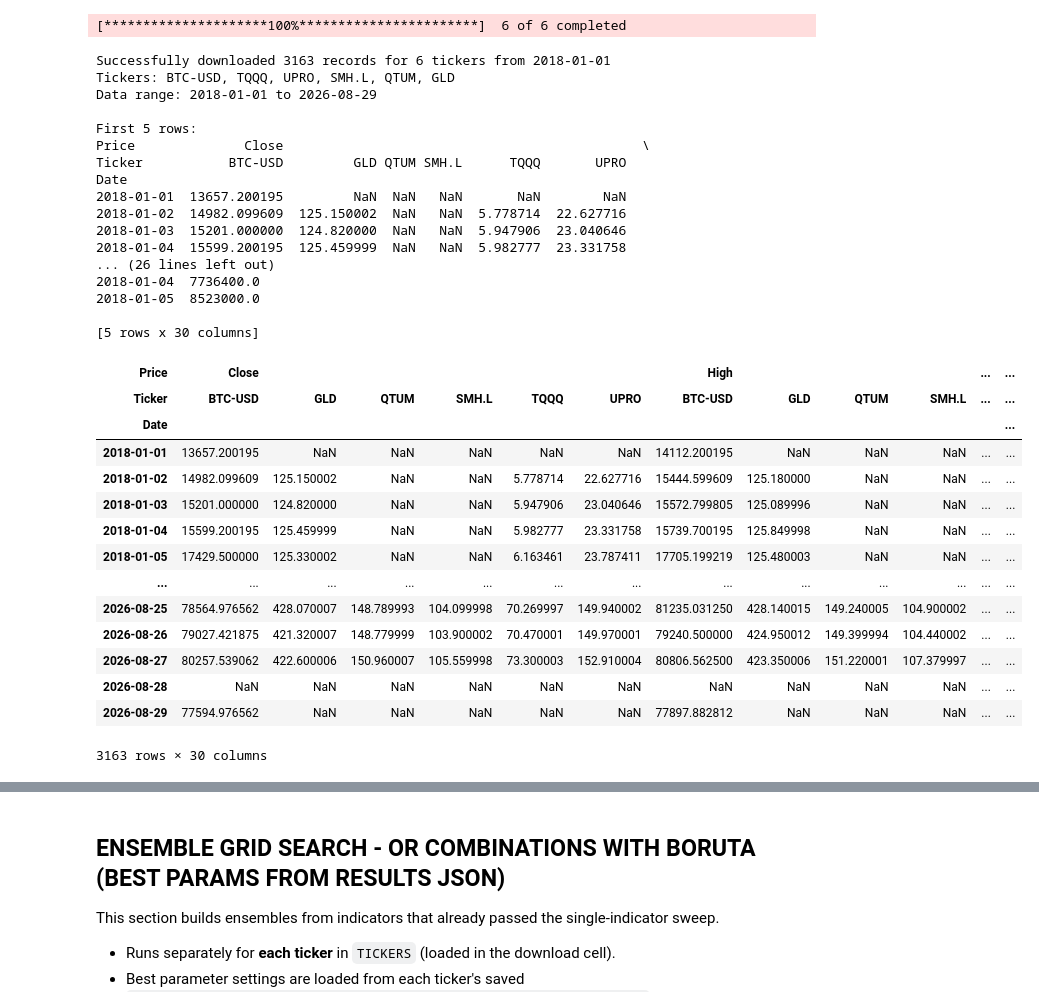
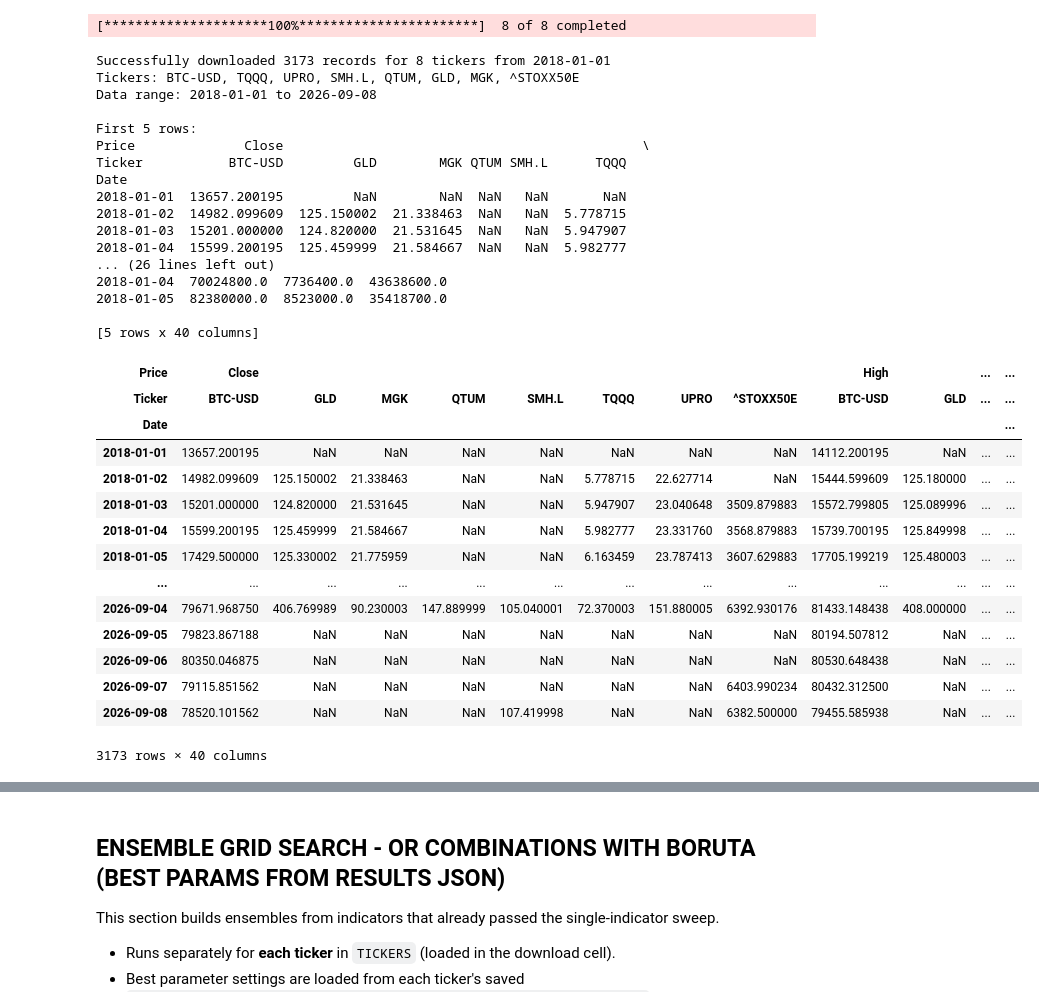
Before and after one commit to jarij02/quant-ricks-trading-academy, a Jupyter notebook: Multi-Asset Boruta Ensemble.ipynb, the cells around one changed output, grey strips where cells are left out. Saved outputs shown, nothing was run; the diff lists cells and outputs as text; code cells hidden in the pictures.

```diff
--- a/Multi-Asset Boruta Ensemble.ipynb
+++ b/Multi-Asset Boruta Ensemble.ipynb
@@ -19,6 +19,8 @@ TICKERS = [
     "SMH.L",
     "QTUM",
     "GLD",
+    "MGK",
+    "^STOXX50E",
 ]
 
 START_DATE = '2018-01-01'
@@ -79,60 +81,60 @@ if failed_tickers:
         f"WARNING: dropping {len(failed_tickers)} ticker(s) with no usable Close data: "
         f"{failed_tickers}"
     )
     TICKERS = [t for t in TICKERS if t not in set(failed_tickers)]
 
 if not TICKERS:
     raise ValueError(
         "No usable Close data for any requested ticker after download. "
         f"Failed: {failed_tickers!r}."
     )
 
 # Bootstrap only: some helper cells still read a global TICKER name.
 # Analysis loops every symbol in TICKERS (not just this one).
 TICKER = TICKERS[0]
 
 print(f"Successfully downloaded {len(stock_data)} records for {len(TICKERS)} tickers from {START_DATE}")
 print(f"Tickers: {', '.join(TICKERS)}")
 print(f"Data range: {stock_data.index.min().date()} to {stock_data.index.max().date()}")
 print("\nFirst 5 rows:")
 print(stock_data.head())
 
 # Display the downloaded data
 stock_data
 # %% [output]
-[*********************100%***********************]  6 of 6 completed
+[*********************100%***********************]  8 of 8 completed
-Successfully downloaded 3163 records for 6 tickers from 2018-01-01
-Tickers: BTC-USD, TQQQ, UPRO, SMH.L, QTUM, GLD
-Data range: 2018-01-01 to 2026-08-29
+Successfully downloaded 3173 records for 8 tickers from 2018-01-01
+Tickers: BTC-USD, TQQQ, UPRO, SMH.L, QTUM, GLD, MGK, ^STOXX50E
+Data range: 2018-01-01 to 2026-09-08
 
 First 5 rows:
 Price              Close                                              \
-Ticker           BTC-USD         GLD QTUM SMH.L      TQQQ       UPRO
+Ticker           BTC-USD         GLD        MGK QTUM SMH.L      TQQQ
 Date
-2018-01-01  13657.200195         NaN  NaN   NaN       NaN        NaN
-2018-01-02  14982.099609  125.150002  NaN   NaN  5.778714  22.627716
-2018-01-03  15201.000000  124.820000  NaN   NaN  5.947906  23.040646
-2018-01-04  15599.200195  125.459999  NaN   NaN  5.982777  23.331758
+2018-01-01  13657.200195         NaN        NaN  NaN   NaN       NaN
+2018-01-02  14982.099609  125.150002  21.338463  NaN   NaN  5.778715
+2018-01-03  15201.000000  124.820000  21.531645  NaN   NaN  5.947907
+2018-01-04  15599.200195  125.459999  21.584667  NaN   NaN  5.982777
 ... (26 lines left out)
-2018-01-04  7736400.0
-2018-01-05  8523000.0
+2018-01-04  70024800.0  7736400.0  43638600.0
+2018-01-05  82380000.0  8523000.0  35418700.0
 
-[5 rows x 30 columns]
+[5 rows x 40 columns]
-| Price | Close |  |  |  |  |  | High |  |  |  | ... | ... |
-| Ticker | BTC-USD | GLD | QTUM | SMH.L | TQQQ | UPRO | BTC-USD | GLD | QTUM | SMH.L | ... | ... |
+| Price | Close |  |  |  |  |  |  |  | High |  | ... | ... |
+| Ticker | BTC-USD | GLD | MGK | QTUM | SMH.L | TQQQ | UPRO | ^STOXX50E | BTC-USD | GLD | ... | ... |
 | Date |  |  |  |  |  |  |  |  |  |  |  | ... |
-| 2018-01-01 | 13657.200195 | NaN | NaN | NaN | NaN | NaN | 14112.200195 | NaN | NaN | NaN | ... | ... |
-| 2018-01-02 | 14982.099609 | 125.150002 | NaN | NaN | 5.778714 | 22.627716 | 15444.599609 | 125.180000 | NaN | NaN | ... | ... |
-| 2018-01-03 | 15201.000000 | 124.820000 | NaN | NaN | 5.947906 | 23.040646 | 15572.799805 | 125.089996 | NaN | NaN | ... | ... |
-| 2018-01-04 | 15599.200195 | 125.459999 | NaN | NaN | 5.982777 | 23.331758 | 15739.700195 | 125.849998 | NaN | NaN | ... | ... |
-| 2018-01-05 | 17429.500000 | 125.330002 | NaN | NaN | 6.163461 | 23.787411 | 17705.199219 | 125.480003 | NaN | NaN | ... | ... |
+| 2018-01-01 | 13657.200195 | NaN | NaN | NaN | NaN | NaN | NaN | NaN | 14112.200195 | NaN | ... | ... |
+| 2018-01-02 | 14982.099609 | 125.150002 | 21.338463 | NaN | NaN | 5.778715 | 22.627714 | NaN | 15444.599609 | 125.180000 | ... | ... |
+| 2018-01-03 | 15201.000000 | 124.820000 | 21.531645 | NaN | NaN | 5.947907 | 23.040648 | 3509.879883 | 15572.799805 | 125.089996 | ... | ... |
+| 2018-01-04 | 15599.200195 | 125.459999 | 21.584667 | NaN | NaN | 5.982777 | 23.331760 | 3568.879883 | 15739.700195 | 125.849998 | ... | ... |
+| 2018-01-05 | 17429.500000 | 125.330002 | 21.775959 | NaN | NaN | 6.163459 | 23.787413 | 3607.629883 | 17705.199219 | 125.480003 | ... | ... |
 | ... | ... | ... | ... | ... | ... | ... | ... | ... | ... | ... | ... | ... |
-| 2026-08-25 | 78564.976562 | 428.070007 | 148.789993 | 104.099998 | 70.269997 | 149.940002 | 81235.031250 | 428.140015 | 149.240005 | 104.900002 | ... | ... |
-| 2026-08-26 | 79027.421875 | 421.320007 | 148.779999 | 103.900002 | 70.470001 | 149.970001 | 79240.500000 | 424.950012 | 149.399994 | 104.440002 | ... | ... |
-| 2026-08-27 | 80257.539062 | 422.600006 | 150.960007 | 105.559998 | 73.300003 | 152.910004 | 80806.562500 | 423.350006 | 151.220001 | 107.379997 | ... | ... |
-| 2026-08-28 | NaN | NaN | NaN | NaN | NaN | NaN | NaN | NaN | NaN | NaN | ... | ... |
-| 2026-08-29 | 77594.976562 | NaN | NaN | NaN | NaN | NaN | 77897.882812 | NaN | NaN | NaN | ... | ... |
+| 2026-09-04 | 79671.968750 | 406.769989 | 90.230003 | 147.889999 | 105.040001 | 72.370003 | 151.880005 | 6392.930176 | 81433.148438 | 408.000000 | ... | ... |
+| 2026-09-05 | 79823.867188 | NaN | NaN | NaN | NaN | NaN | NaN | NaN | 80194.507812 | NaN | ... | ... |
+| 2026-09-06 | 80350.046875 | NaN | NaN | NaN | NaN | NaN | NaN | NaN | 80530.648438 | NaN | ... | ... |
+| 2026-09-07 | 79115.851562 | NaN | NaN | NaN | NaN | NaN | NaN | 6403.990234 | 80432.312500 | NaN | ... | ... |
+| 2026-09-08 | 78520.101562 | NaN | NaN | NaN | 107.419998 | NaN | NaN | 6382.500000 | 79455.585938 | NaN | ... | ... |
-3163 rows × 30 columns
+3173 rows × 40 columns
 # %%
 # TECHNICAL ANALYSIS INDICATORS USING TA-LIB
 
```
Also changed, not shown: parts of 3 cells of this notebook, 11 other files.
